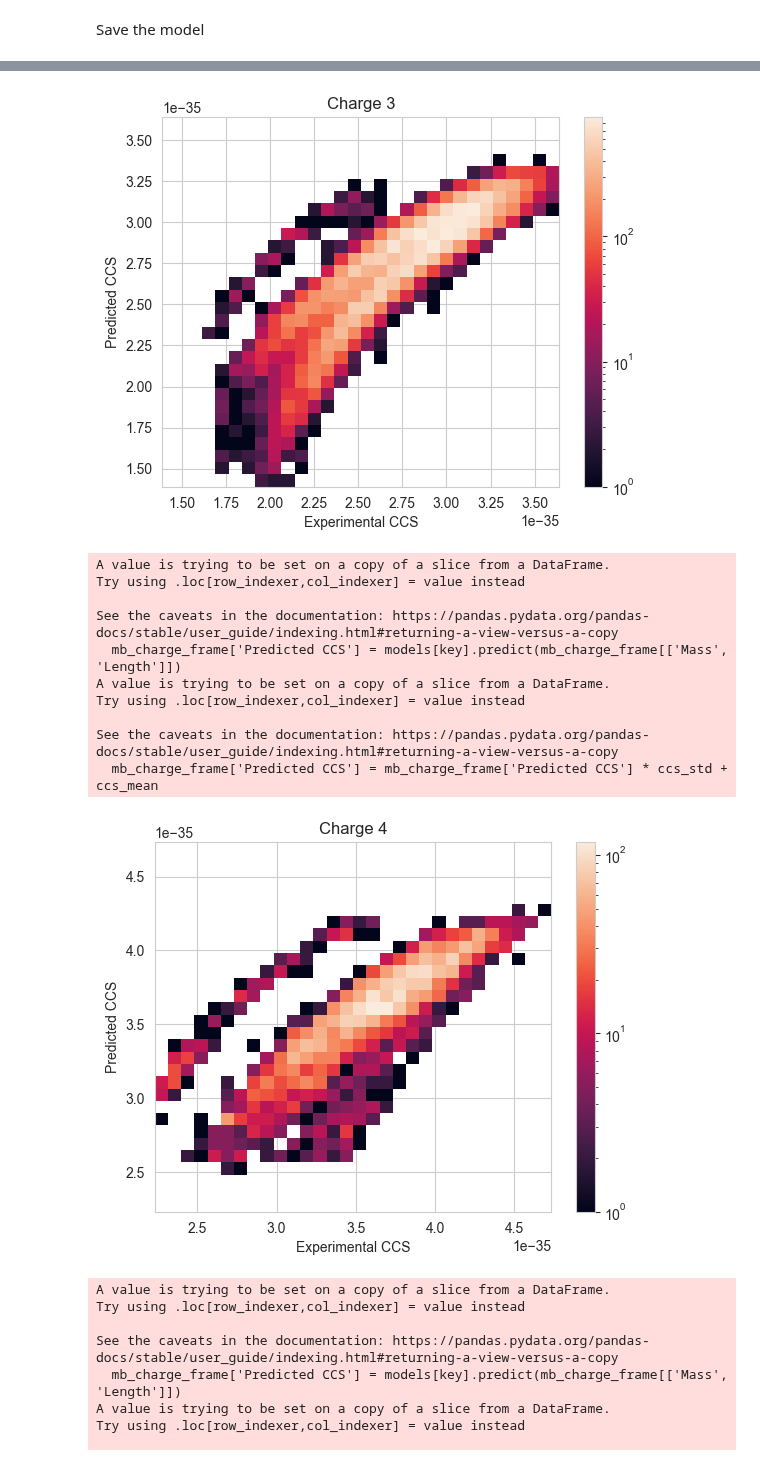
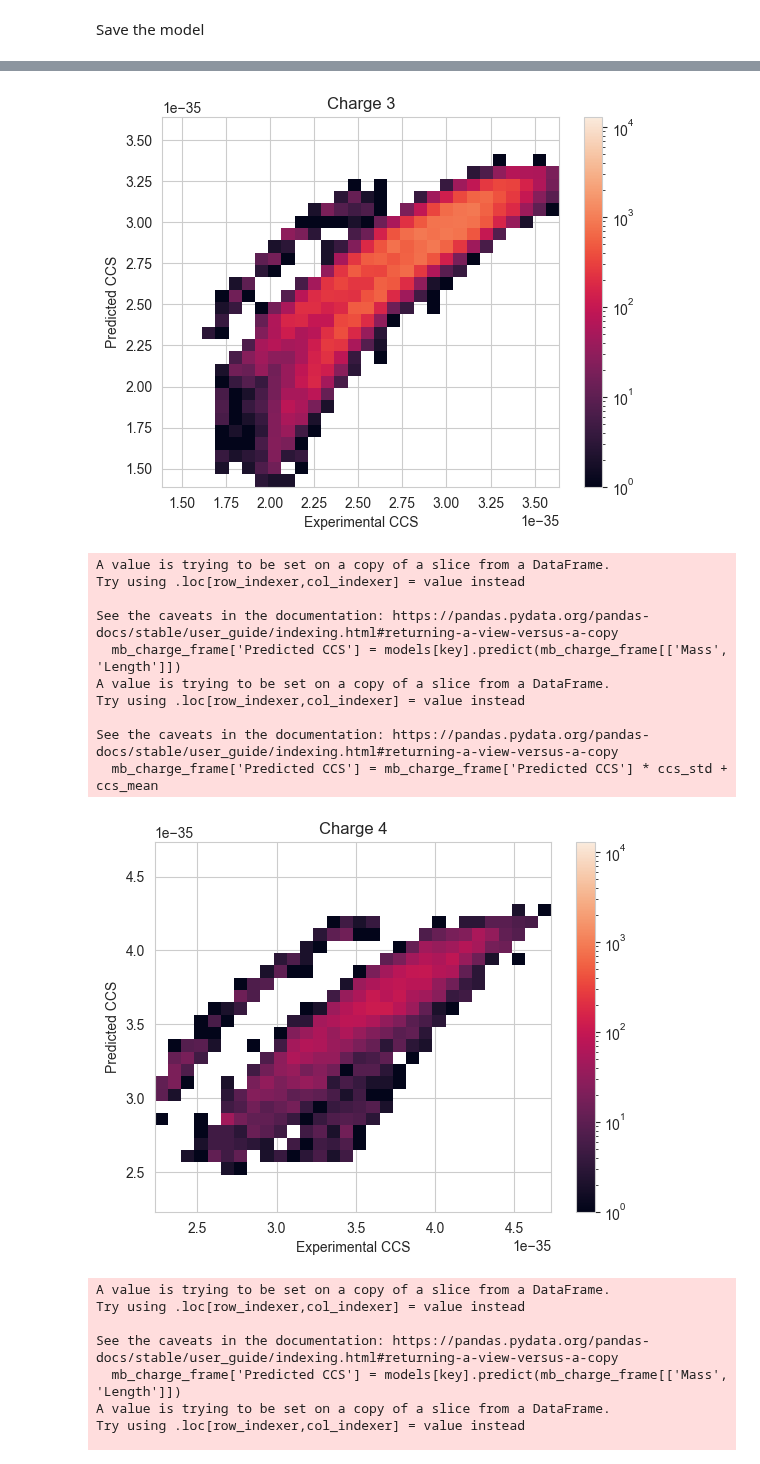
Before and after one commit to IngiumDev/ion-mobility-prediction, a Jupyter notebook: models/lin_reg/lin_reg_0.1_grouped_charged.ipynb, the cells around one changed output, grey strips where cells are left out. Cells and saved outputs as stored; diff of their text form; code cells hidden in the pictures.

Commit message:
change lognorm vmax

```diff
--- a/models/lin_reg/lin_reg_0.1_grouped_charged.ipynb
+++ b/models/lin_reg/lin_reg_0.1_grouped_charged.ipynb
@@ -271,9 +271,9 @@ for key in models:
         range_max = plt_max[1]
 
     if key == 100:
-        plt.hist2d(x, y, bins=[30,30], norm=colors.LogNorm(), range=((0, 1.4*1e-35), (0, 1.4*1e-35)))
+        plt.hist2d(x, y, bins=[30,30], norm=colors.LogNorm(vmax=1.1*(10**4)), range=((0, 1.4*1e-35), (0, 1.4*1e-35)))
     else:
-        plt.hist2d(x, y, bins=[30,30], norm=colors.LogNorm(), range=((range_min, range_max), (range_min, range_max)))
+        plt.hist2d(x, y, bins=[30,30], norm=colors.LogNorm(vmax=1.3*(10**4)), range=((range_min, range_max), (range_min, range_max)))
     plt.colorbar()
     plt.title(f"Charge {key}")
     plt.xlabel("Experimental CCS")
@@ -305,25 +305,25 @@ See the caveats in the documentation: https://pandas.pydata.org/pandas-docs/stab
 A value is trying to be set on a copy of a slice from a DataFrame.
 Try using .loc[row_indexer,col_indexer] = value instead
 
 See the caveats in the documentation: https://pandas.pydata.org/pandas-docs/stable/user_guide/indexing.html#returning-a-view-versus-a-copy
   mb_charge_frame['Predicted CCS'] = models[key].predict(mb_charge_frame[['Mass', 'Length']])
 A value is trying to be set on a copy of a slice from a DataFrame.
 Try using .loc[row_indexer,col_indexer] = value instead
 
 See the caveats in the documentation: https://pandas.pydata.org/pandas-docs/stable/user_guide/indexing.html#returning-a-view-versus-a-copy
   mb_charge_frame['Predicted CCS'] = mb_charge_frame['Predicted CCS'] * ccs_std + ccs_mean
-[figure, old version]
+[figure, new version]
 A value is trying to be set on a copy of a slice from a DataFrame.
 Try using .loc[row_indexer,col_indexer] = value instead
 
 See the caveats in the documentation: https://pandas.pydata.org/pandas-docs/stable/user_guide/indexing.html#returning-a-view-versus-a-copy
   mb_charge_frame['Predicted CCS'] = models[key].predict(mb_charge_frame[['Mass', 'Length']])
 A value is trying to be set on a copy of a slice from a DataFrame.
 Try using .loc[row_indexer,col_indexer] = value instead
 
 See the caveats in the documentation: https://pandas.pydata.org/pandas-docs/stable/user_guide/indexing.html#returning-a-view-versus-a-copy
   mb_charge_frame['Predicted CCS'] = mb_charge_frame['Predicted CCS'] * ccs_std + ccs_mean
-[figure, old version]
+[figure, new version]
 # %%
 for key in models:
     mb_charge_frame = mb_clean_frame[mb_clean_frame['Charge'] == key]
```
Also changed, not shown: parts of 1 cell of this notebook.
